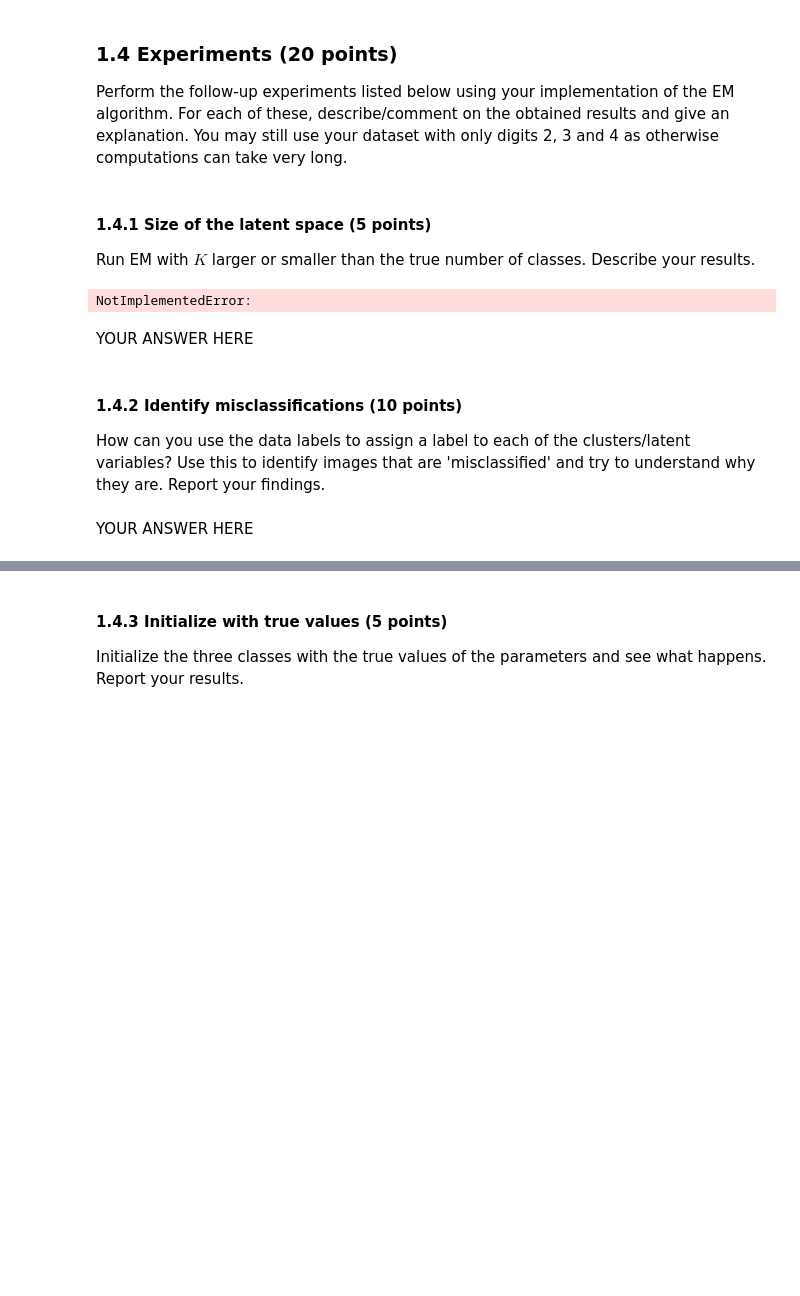
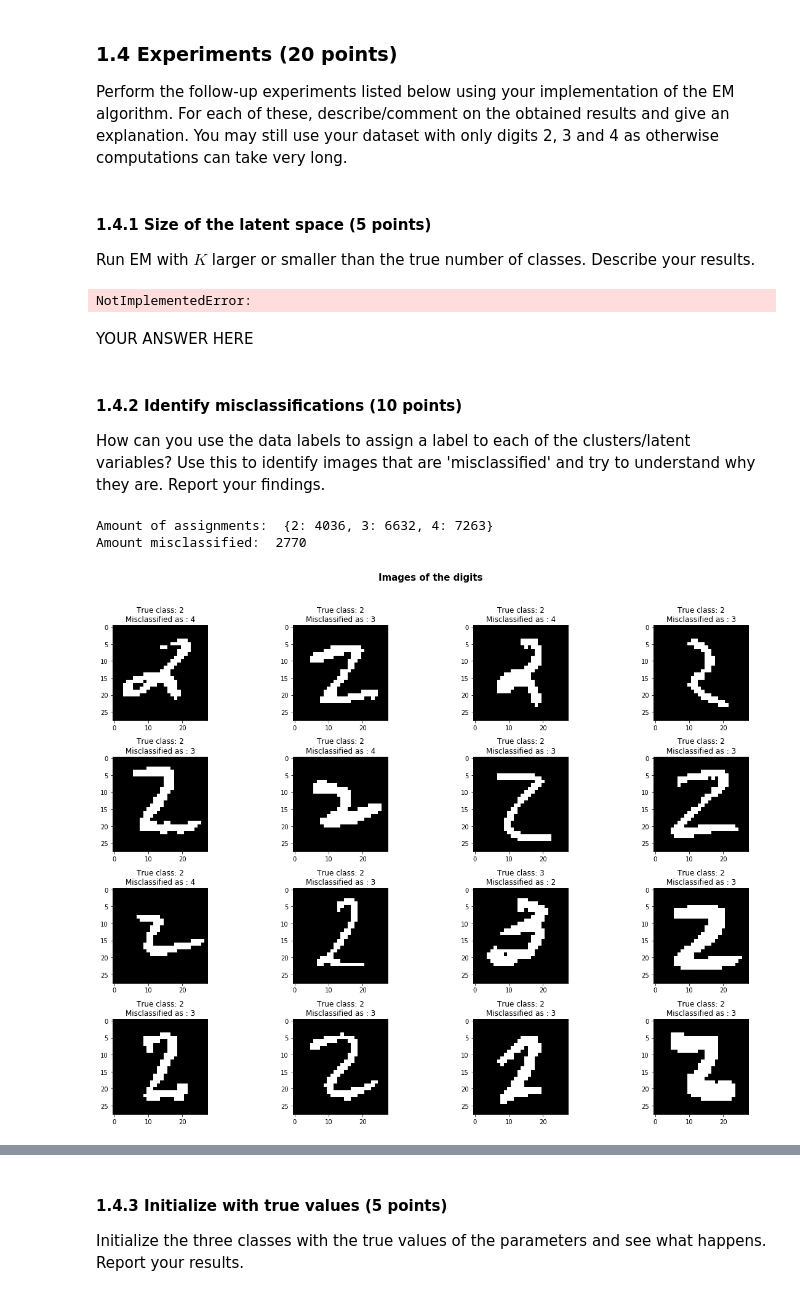
Before and after one commit to ML77777/ML2-19, a Jupyter notebook: lab3.ipynb, the cells around one changed output, grey strips where cells are left out. Drawn from its saved outputs; the diff is of its cells as text; code cells hidden in the pictures; blank space fills up the shorter version.

```diff
--- a/lab3.ipynb
+++ b/lab3.ipynb
@@ -190,7 +194,7 @@ def EM(X, K, max_iter, mu=None, pi=None):
     threshold = 0.0005
 
     if mu is None:
-        mu = np.random.uniform(low=.25, high=.75, size=(K,D))
+        mu = np.random.uniform(low=.20, high=.80, size=(K,D))
 
     if pi is None:
         pi = np.ones(K) / K
@@ -274,2 +275,51 @@ raise NotImplementedError()
-# %% [markdown]
-YOUR ANSWER HERE
+# %%
+# YOUR CODE HERE
+#Getting the labels
+all_2_labels = train_labels[indices_2]
+all_3_labels = train_labels[indices_3]
+all_4_labels = train_labels[indices_4]
+
+subset_labels = np.concatenate((all_2_labels, all_3_labels,all_4_labels), axis=0)
+
+N,D = subset.shape
+K,D = em_mu.shape
+
+def plot_missclassifications(N,K,D,em_mu):
+    #We can measure the distance of data point and the each cluster to find the closest one as assignment
+    diffs = np.zeros((N,K))
+    for k in range(K):
+        diff_k = np.sum( np.abs(subset - em_mu[k,:]),axis = 1)
+        diffs[:,k] = diff_k
+
+    assignments = np.argmin(diffs,axis=1)
+
+    # We can see from above that the class correspond to digit 4,2 and 3, so we replace the values:
+    assignments = np.where(assignments==0, 4, assignments)
+    assignments = np.where(assignments==2, 3, assignments)
+    assignments = np.where(assignments==1, 2, assignments)
+    unique, counts = numpy.unique(assignments, return_counts=True)
+    print("Amount of assignments: ", dict(zip(unique, counts)))
+
+    #Find misclassifications
+    correct = assignments == subset_labels
+    print("Amount misclassified: ", (len(subset) - sum(correct)))
+    missclassified_idx = np.where(correct == False)[0]
+    samples = np.random.choice(missclassified_idx,16)
+
+    #Plot
+    fig = plt.figure(figsize=(17,12))
+    fig.suptitle("Images of the digits", fontweight="bold",fontsize=15,y=1.05)
+    for i,idx in enumerate(samples):
+        plt.subplot(4,4,i+1)
+        img = subset[idx]
+        plt.title("True class: "+ str(subset_labels[idx]) + "\nMisclassified as : " + str(assignments[idx]))
+        plt.imshow(img.reshape(28,28),cmap='gray')
+
+    plt.tight_layout()
+    plt.show()
+
+plot_missclassifications(N,K,D,em_mu)
+# %% [output]
+Amount of assignments:  {2: 4036, 3: 6632, 4: 7263}
+Amount misclassified:  2770
+[figure, added]
```
Also changed, not shown: parts of 12 cells of this notebook.
